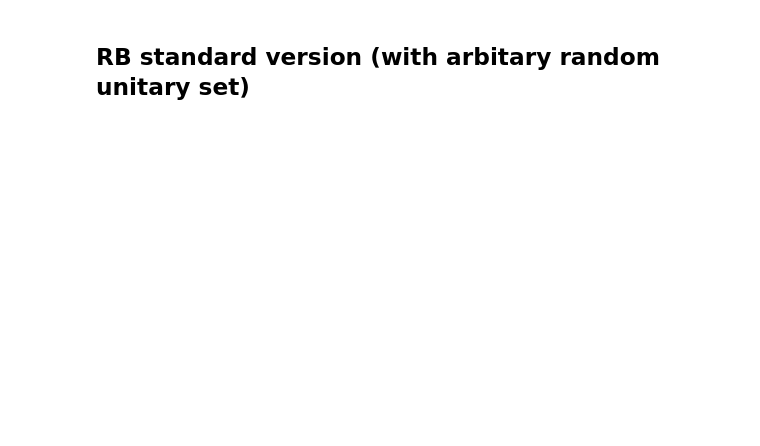
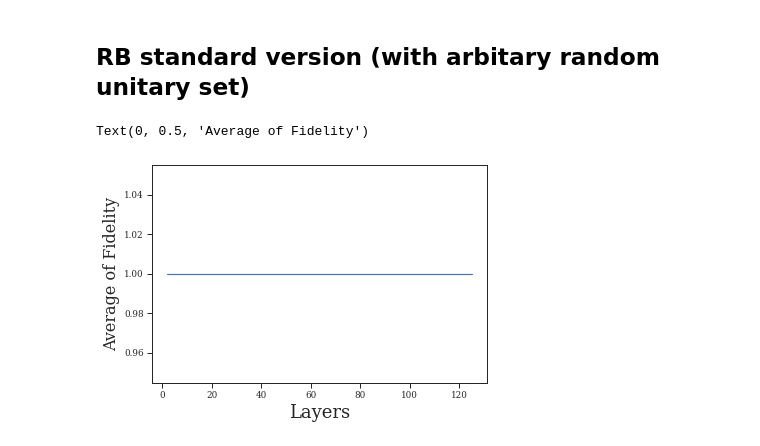
Before and after one commit to mmehrani/Randomized_Benchmarking_protocol, a Jupyter notebook: Bench_machine.ipynb, the cells around one changed output. Saved outputs shown, nothing was run; the diff lists cells and outputs as text; code cells hidden in the pictures; blank space fills up the shorter version.

```diff
--- a/Bench_machine.ipynb
+++ b/Bench_machine.ipynb
@@ -82,11 +86,14 @@ Text(0, 0.5, 'Average of Fidelity')
 # %% [markdown]
 ## RB standard version (with arbitary random unitary set)
 # %%
-for m in tqdm(range(1,max_layer_num+1)):
+for m in tqdm(ordered_layers):
     avg_runitary_fdlty_list.append(averageOfFidelity(machine_response_standard_bench_random_units(qmachine, n_qubit, m, k_m, n_m)))
 
 np.save( os.path.join(path,'rb_random_unitary_standard_{}_layers.npy'.format(max_layer_num)) ,np.array(avg_runitary_fdlty_list))
 # %%
-plt.plot(avg_runitary_fdlty_list)
+plt.plot(ordered_layers, avg_runitary_fdlty_list)
 plt.xlabel('Layers', fontsize=18)
 plt.ylabel('Average of Fidelity', fontsize=16)
+# %% [output]
+Text(0, 0.5, 'Average of Fidelity')
+[figure, added]
```
Also changed, not shown: parts of 8 cells of this notebook, 1 other file.
